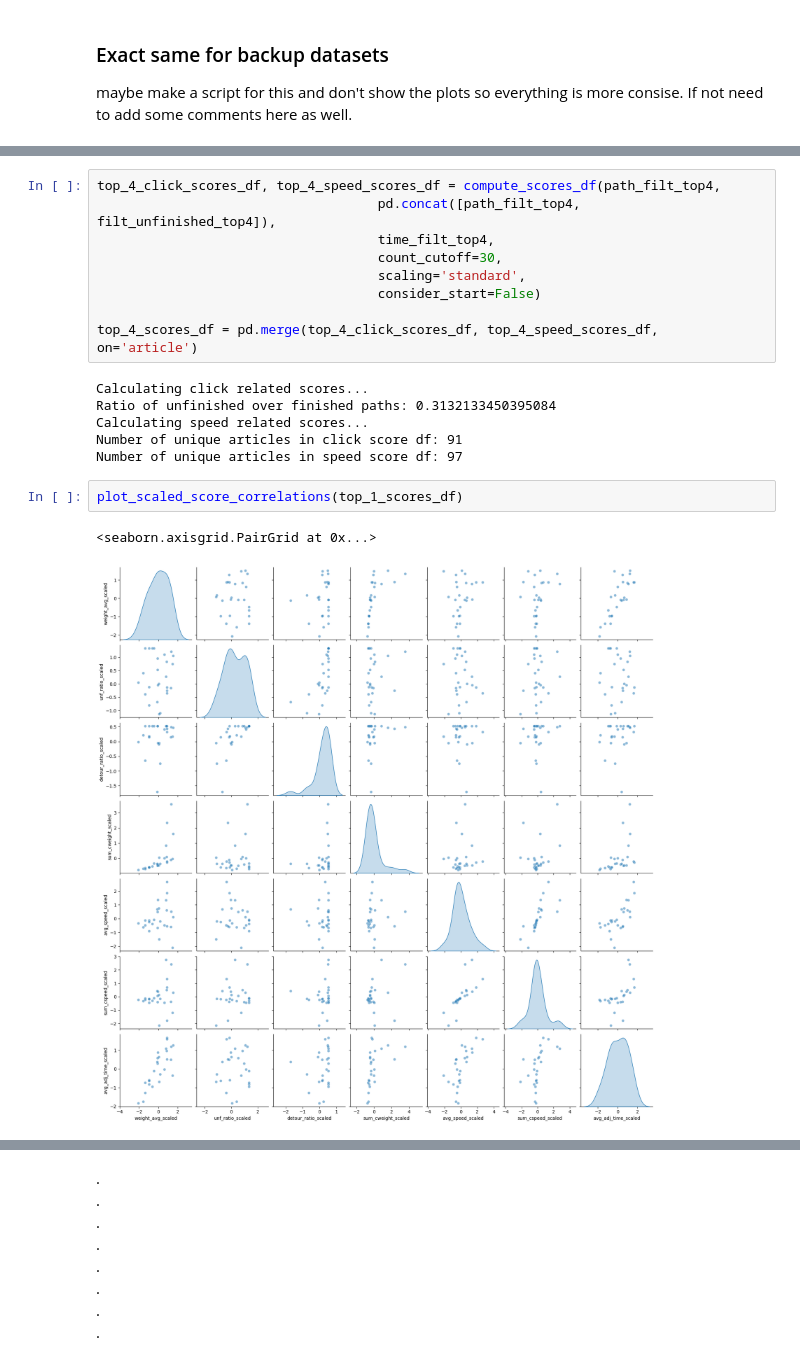
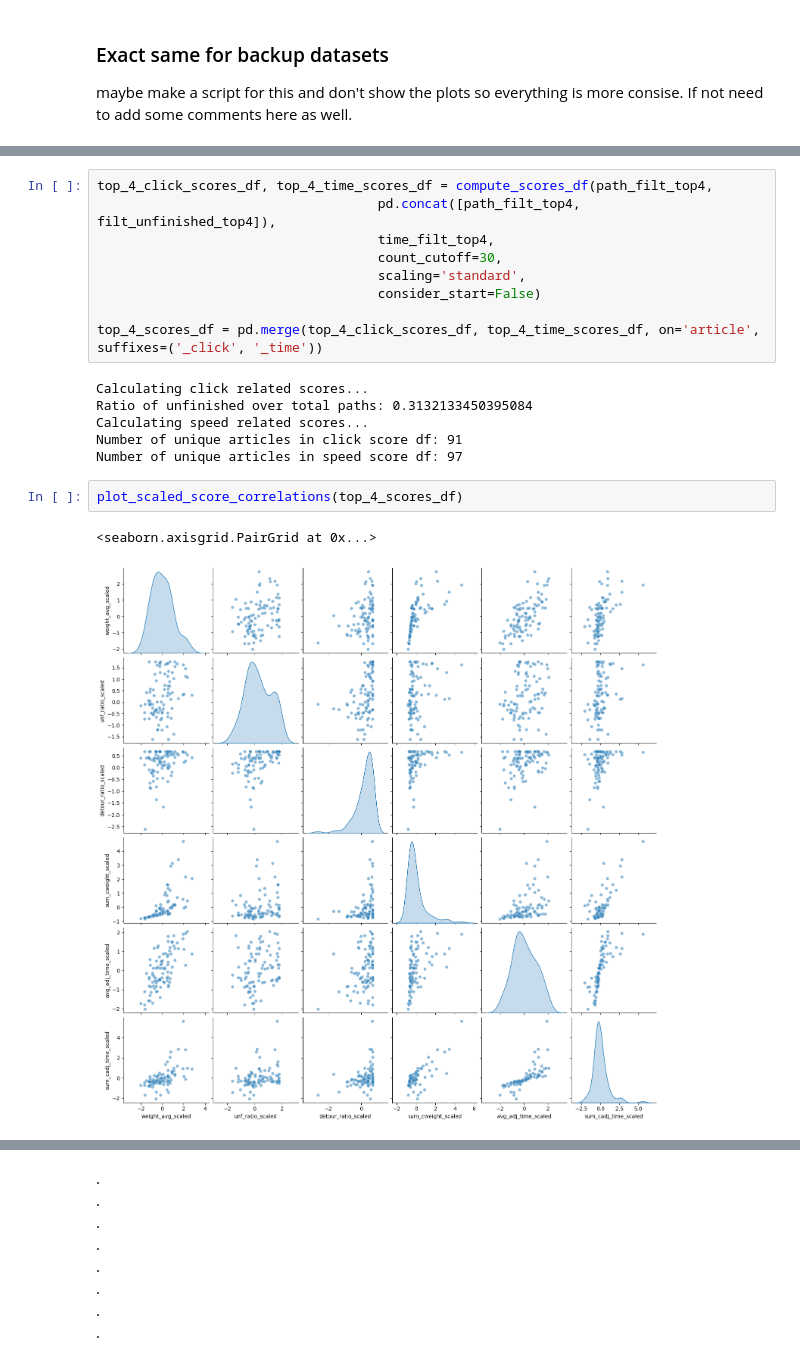
Before and after one commit to epfl-ada/ada-2024-project-adaholiks, a Jupyter notebook: Notebook_P3v2.ipynb, the cells around one changed output, grey strips where cells are left out. Drawn from its saved outputs; the diff is of its cells as text.

```diff
--- a/Notebook_P3v2.ipynb
+++ b/Notebook_P3v2.ipynb
@@ -699,25 +646,25 @@ Calculating speed related scores...
 Number of unique articles in click score df: 26
 Number of unique articles in speed score df: 27
 # %%
-top_4_click_scores_df, top_4_speed_scores_df = compute_scores_df(path_filt_top4,
+top_4_click_scores_df, top_4_time_scores_df = compute_scores_df(path_filt_top4,
                                     pd.concat([path_filt_top4, filt_unfinished_top4]),
                                     time_filt_top4,
                                     count_cutoff=30,
                                     scaling='standard',
                                     consider_start=False)
 
-top_4_scores_df = pd.merge(top_4_click_scores_df, top_4_speed_scores_df, on='article')
+top_4_scores_df = pd.merge(top_4_click_scores_df, top_4_time_scores_df, on='article', suffixes=('_click', '_time'))
 # %% [output]
 Calculating click related scores...
-Ratio of unfinished over finished paths: 0.3132133450395084
+Ratio of unfinished over total paths: 0.3132133450395084
 Calculating speed related scores...
 Number of unique articles in click score df: 91
 Number of unique articles in speed score df: 97
 # %%
-plot_scaled_score_correlations(top_1_scores_df)
+plot_scaled_score_correlations(top_4_scores_df)
 # %% [output]
 <seaborn.axisgrid.PairGrid at 0x...>
-[figure, old version]
+[figure, new version]
 # %%
 _, _ = perform_pca_and_plot(top_4_scores_df, components = ['weight_avg_scaled', 'detour_ratio_scaled'], biplot=True)
 _, _ = perform_pca_and_plot(top_4_scores_df, components = ['weight_avg_scaled', 'detour_ratio_scaled', 'unf_ratio_scaled', ], biplot=False)
```
Also changed, not shown: parts of 45 cells of this notebook, 4 other files.
